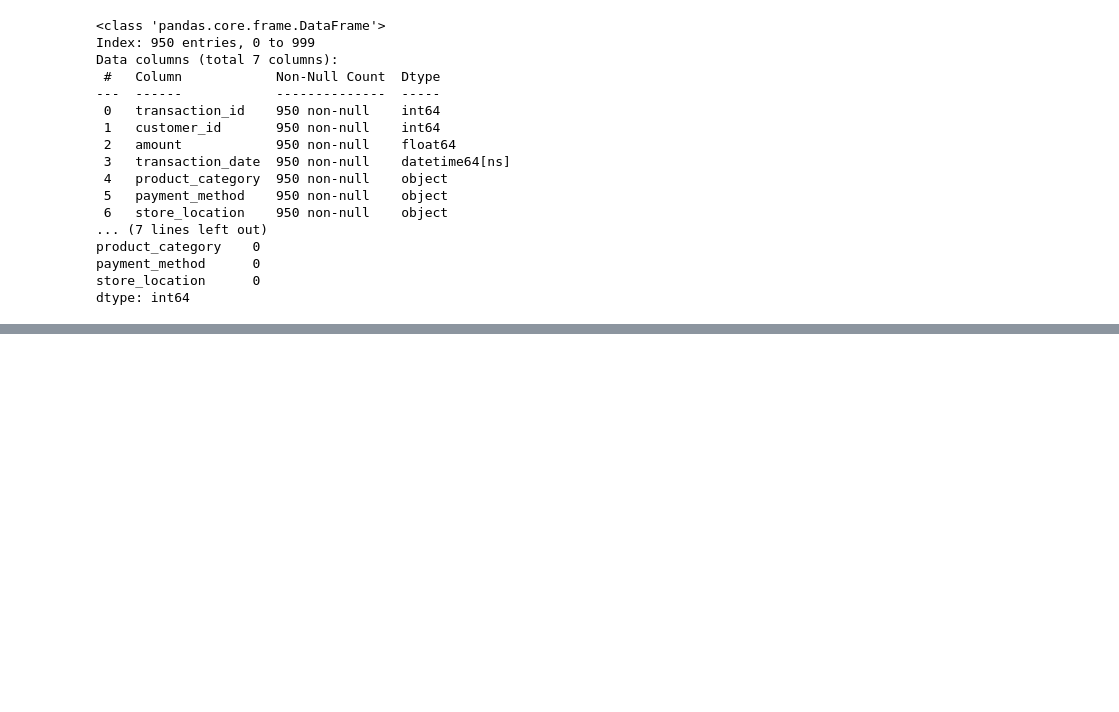
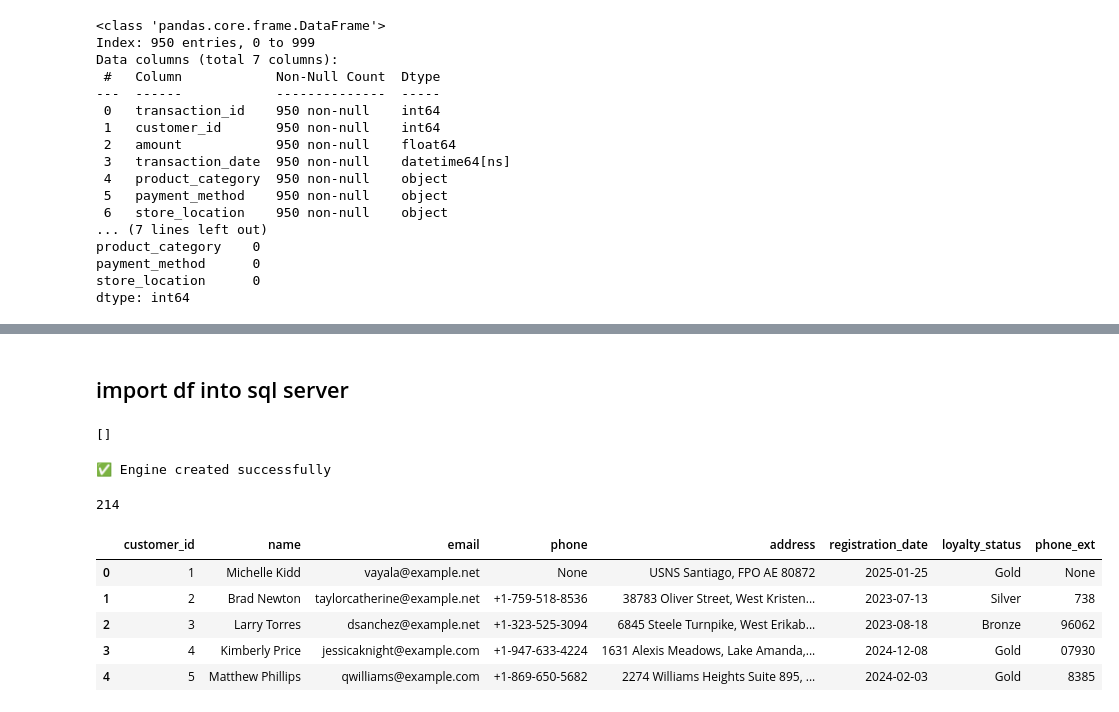
Before and after one commit to sumankrupa/python_learning, a Jupyter notebook: use_cases.ipynb, the cells around one changed output, grey strips where cells are left out. Cells and saved outputs as stored; diff of their text form; code cells hidden in the pictures; blank space fills up the shorter version.

```diff
--- a/use_cases.ipynb
+++ b/use_cases.ipynb
@@ -293,3 +305,76 @@ transaction_data.head()
 | 2 | 3 | 398 | 107.35 | 2025-02-16 03:49:01 | Beauty | Debit Card | ... |
 | 4 | 5 | 547 | 3063.28 | 2025-06-14 04:28:53 | Clothing | PayPal | ... |
 | 5 | 6 | 752 | 441.49 | 2025-03-28 06:15:55 | Electronics | Cash | ... |
+# %% [markdown]
+## import df into sql server
+# %%
+import pyodbc
+
+DRIVER_PATH = "/opt/homebrew/lib/libmsodbcsql.18.dylib"  # <-- change this
+
+conn_str = (
+    f"DRIVER={{{DRIVER_PATH}}};"
+    "SERVER=localhost;"
+    "DATABASE=marketingdb;"
+    "UID=sa;"
+    "PWD=Suman@2026!SQL;"
+    "Encrypt=no;"
+)
+
+cnxn = pyodbc.connect(conn_str)
+cur = cnxn.cursor()
+cur.execute("SELECT TOP 5 * FROM dbo.customer_data;")
+cur.fetchall()
+# %% [output]
+[]
+# %%
+
+from sqlalchemy import create_engine
+from urllib.parse import quote_plus
+
+USER = "sa"
+PASSWORD = quote_plus("Suman@2026!SQL")  # URL-encode special chars
+SERVER = "localhost"
+DB = "marketingdb"
+
+DRIVER_PATH = "/opt/homebrew/lib/libmsodbcsql.18.dylib"
+
+connection_string = (
+    f"mssql+pyodbc://{USER}:{PASSWORD}@{SERVER}/{DB}"
+    f"?driver={quote_plus(DRIVER_PATH)}"
+    "&Encrypt=no"
+)
+
+engine = create_engine(connection_string)
+
+
+customer_df = customer_data.copy()
+transaction_df = transaction_data.copy()
+
+
+
+transaction_df.to_sql(
+    name="transaction_data",
+    con=engine,
+    if_exists="replace",
+    index=False
+)
+
+customer_df.to_sql(
+    name="customer_data",
+    con=engine,
+    if_exists="replace",
+    index=False
+)
+# %% [output]
+✅ Engine created successfully
+214
+# %%
+customer_df.head()
+# %% [output]
+|  | customer_id | name | email | phone | address | registration_date | loyalty_status | phone_ext |
+| 0 | 1 | Michelle Kidd | vayala@example.net | None | USNS Santiago, FPO AE 80872 | 2025-01-25 | Gold | None |
+| 1 | 2 | Brad Newton | taylorcatherine@example.net | +1-759-518-8536 | 38783 Oliver Street, West Kristen... | 2023-07-13 | Silver | 738 |
+| 2 | 3 | Larry Torres | dsanchez@example.net | +1-323-525-3094 | 6845 Steele Turnpike, West Erikab... | 2023-08-18 | Bronze | 96062 |
+| 3 | 4 | Kimberly Price | jessicaknight@example.com | +1-947-633-4224 | 1631 Alexis Meadows, Lake Amanda,... | 2024-12-08 | Gold | 07930 |
+| 4 | 5 | Matthew Phillips | qwilliams@example.com | +1-869-650-5682 | 2274 Williams Heights Suite 895, ... | 2024-02-03 | Gold | 8385 |
```
Also changed, not shown: parts of 8 cells of this notebook, 1 other file.
